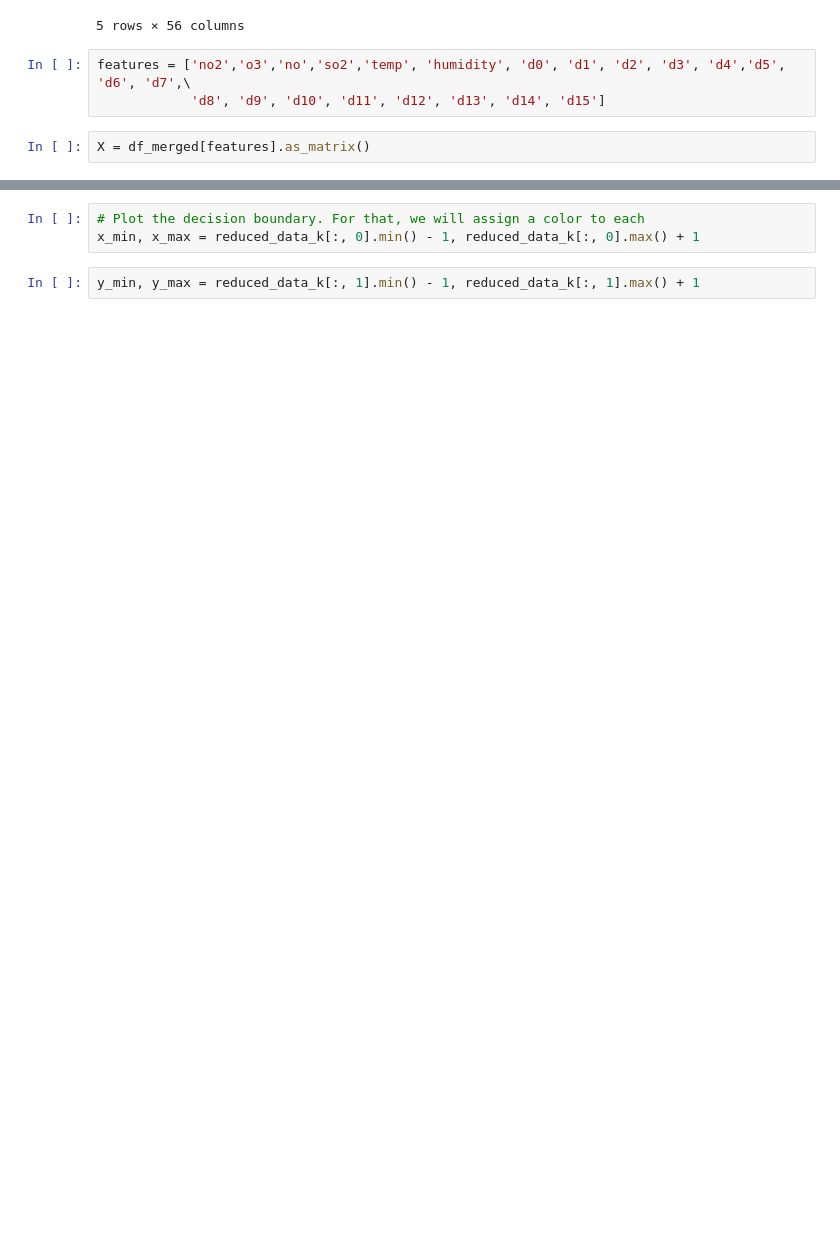
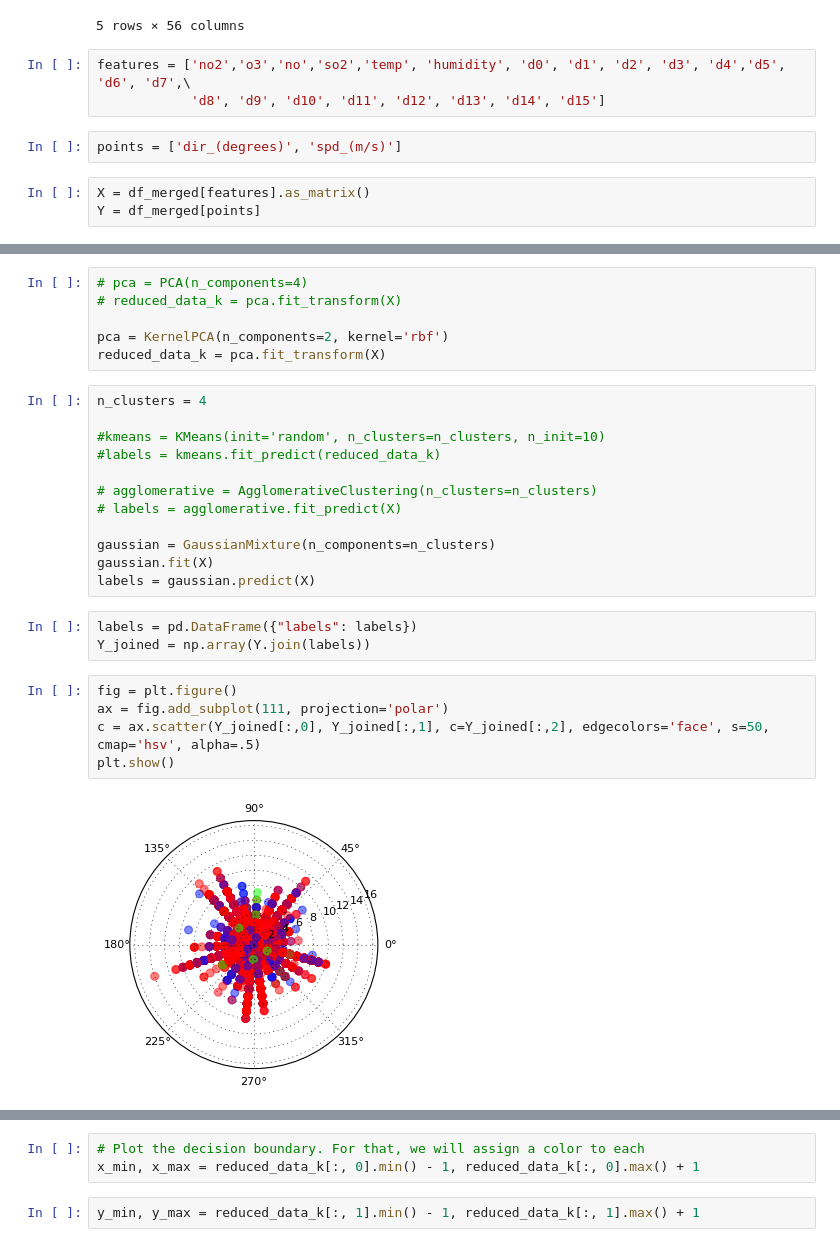
Before and after one commit to guiguiguiguigui/ml_air_quality, a Jupyter notebook: PCA.ipynb, the cells around one changed output, grey strips where cells are left out. Cells and saved outputs as stored; diff of their text form; blank space fills up the shorter version.

```diff
--- a/PCA.ipynb
+++ b/PCA.ipynb
@@ -25,5 +27,8 @@ df_merged.head()
 # %%
 features = ['no2','o3','no','so2','temp', 'humidity', 'd0', 'd1', 'd2', 'd3', 'd4','d5', 'd6', 'd7',\
             'd8', 'd9', 'd10', 'd11', 'd12', 'd13', 'd14', 'd15']
+# %%
+points = ['dir_(degrees)', 'spd_(m/s)']
 # %%
 X = df_merged[features].as_matrix()
+Y = df_merged[points]
@@ -40,0 +35,28 @@ KMeans(algorithm='auto', copy_x=True, init='k-means++', max_iter=300,
+# %%
+# pca = PCA(n_components=4)
+# reduced_data_k = pca.fit_transform(X)
+
+pca = KernelPCA(n_components=2, kernel='rbf')
+reduced_data_k = pca.fit_transform(X)
+# %%
+n_clusters = 4
+
+#kmeans = KMeans(init='random', n_clusters=n_clusters, n_init=10)
+#labels = kmeans.fit_predict(reduced_data_k)
+
+# agglomerative = AgglomerativeClustering(n_clusters=n_clusters)
+# labels = agglomerative.fit_predict(X)
+
+gaussian = GaussianMixture(n_components=n_clusters)
+gaussian.fit(X)
+labels = gaussian.predict(X)
+# %%
+labels = pd.DataFrame({"labels": labels})
+Y_joined = np.array(Y.join(labels))
+# %%
+fig = plt.figure()
+ax = fig.add_subplot(111, projection='polar')
+c = ax.scatter(Y_joined[:,0], Y_joined[:,1], c=Y_joined[:,2], edgecolors='face', s=50, cmap='hsv', alpha=.5)
+plt.show()
+# %% [output]
+[figure, added]
```
Also changed, not shown: parts of 12 cells of this notebook.
